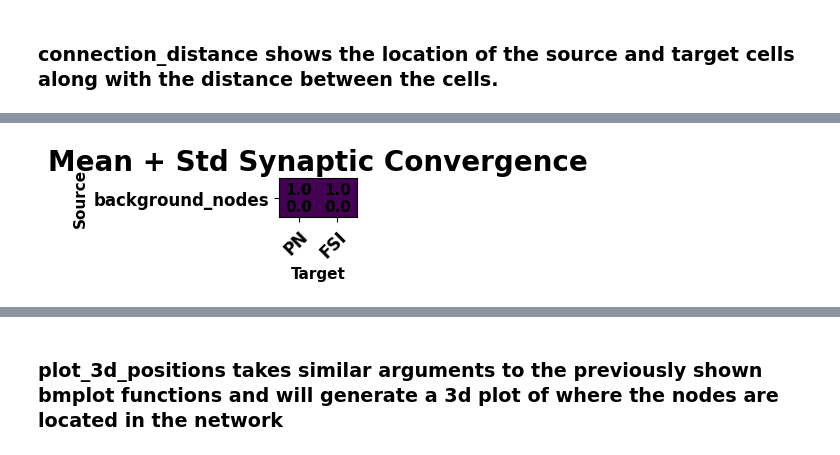
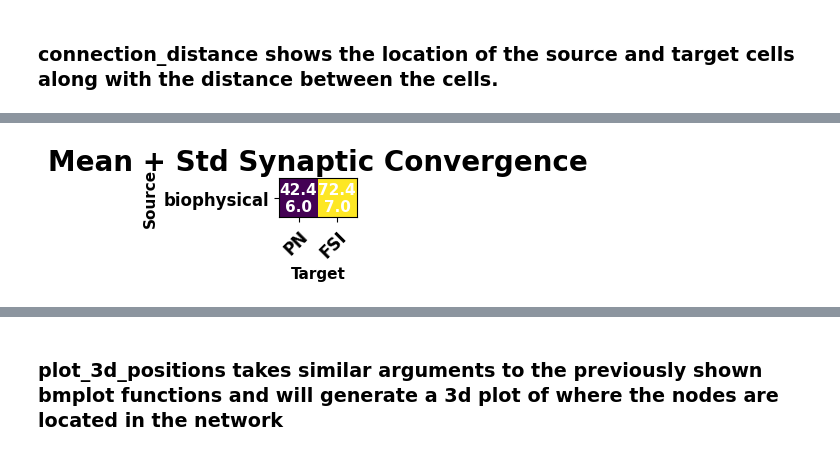
Before and after one commit to cyneuro/bmtool, a Jupyter notebook: examples/bmplot/bmplot.ipynb, the cells around one changed output, grey strips where cells are left out. Saved outputs shown, nothing was run; the diff lists cells and outputs as text; code cells hidden in the pictures.

```diff
--- a/examples/bmplot/bmplot.ipynb
+++ b/examples/bmplot/bmplot.ipynb
@@ -211,0 +229,3 @@ bp.percent_connection_matrix(method='total', # should match the p in the build n
+# %%
+kwargs['sources'] = 'background'
+bp.convergence_connection_matrix(**kwargs)
@@ -212,5 +234,6 @@ bp.percent_connection_matrix(method='total', # should match the p in the build n
 # %%
-kwargs = {'config':'config.json','sources': 'background', 'targets': 'bio_net', 'sids': 'pop_name', 'tids': 'pop_name','no_prepend_pop':True}
+kwargs['sources'] = 'bio_net'
+kwargs['sids'] = 'model_type'
 bp.convergence_connection_matrix(**kwargs)
 # %% [output]
-[figure, old version]
+[figure, new version]
```
Also changed, not shown: parts of 24 cells of this notebook, 6 other files.
